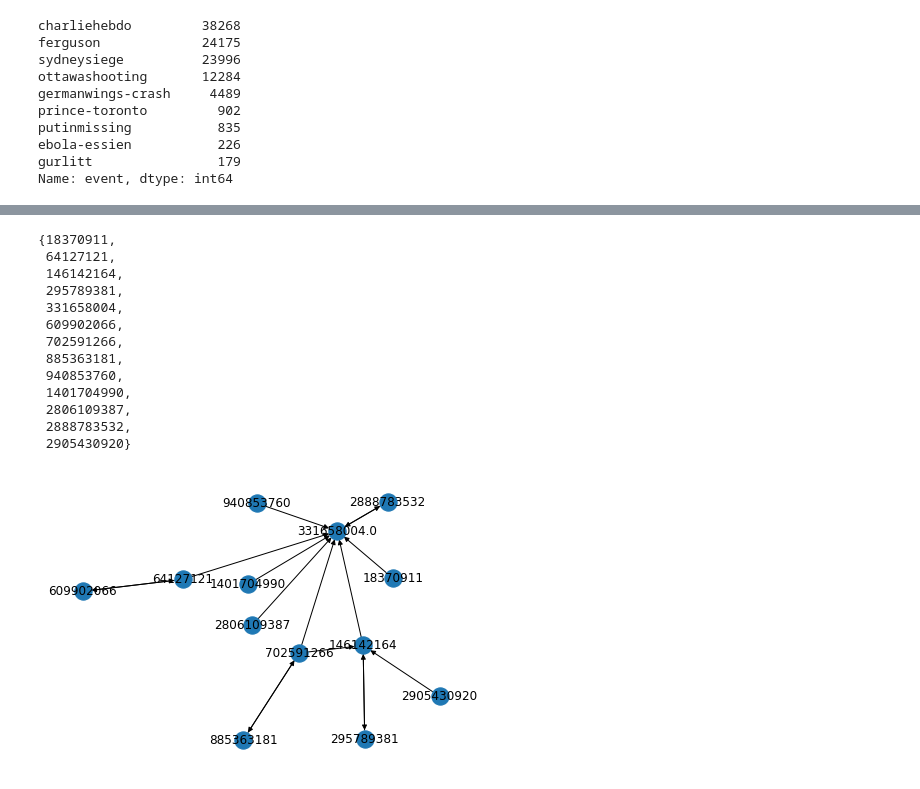
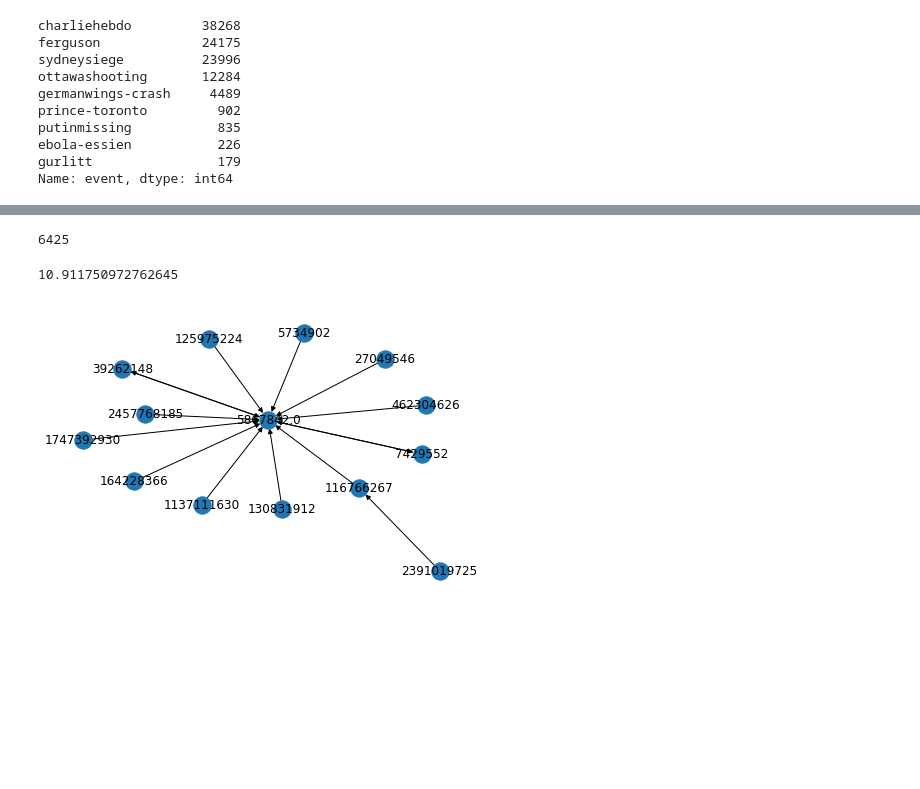
Before and after one commit to ethan-grinberg/misinformation-cluster-analysis, a Jupyter notebook: notebooks/8-ebg-explore-pheme.ipynb, the cells around one changed output, grey strips where cells are left out. Cells and saved outputs as stored; diff of their text form; code cells hidden in the pictures; blank space fills up the shorter version.

```diff
--- a/notebooks/8-ebg-explore-pheme.ipynb
+++ b/notebooks/8-ebg-explore-pheme.ipynb
@@ -31,5 +54,8 @@ Name: event, dtype: int64
 # %%
 ids = all_events.thread.unique()
 # %%
-sample_net = all_events.loc[(all_events.thread == ids[0]) & (all_events.is_source_tweet != 1)]
-G = nx.from_pandas_edgelist(sample_net, "user_id", "in_reply_user", create_using=nx.DiGraph)
+graphs = []
+for id in ids:
+    net = all_events.loc[(all_events.thread == id) & (all_events.is_source_tweet != 1)]
+    G = nx.from_pandas_edgelist(net, "user_id", "in_reply_user", create_using=nx.DiGraph)
+    graphs.append(G)
@@ -39,16 +62,4 @@ b = set(sample_net.in_reply_user.unique())
-# %%
-a.union(b)
-# %% [output]
-{18370911,
- 64127121,
- 146142164,
- 295789381,
- 331658004,
- 609902066,
- 702591266,
- 885363181,
- 940853760,
- 1401704990,
- 2806109387,
- 2888783532,
- 2905430920}
+# %%
+len(graphs)
+# %% [output]
+6425
@@ -55,4 +72,8 @@ a.union(b)
+# %%
+nodes.mean()
+# %% [output]
+10.911750972762645
 # %%
-nx.draw(G, with_labels=True)
+nx.draw(graphs[5], with_labels=True)
 # %% [output]
-[figure, old version]
+[figure, new version]
```
Also changed, not shown: parts of 5 cells of this notebook, 1 other file.
